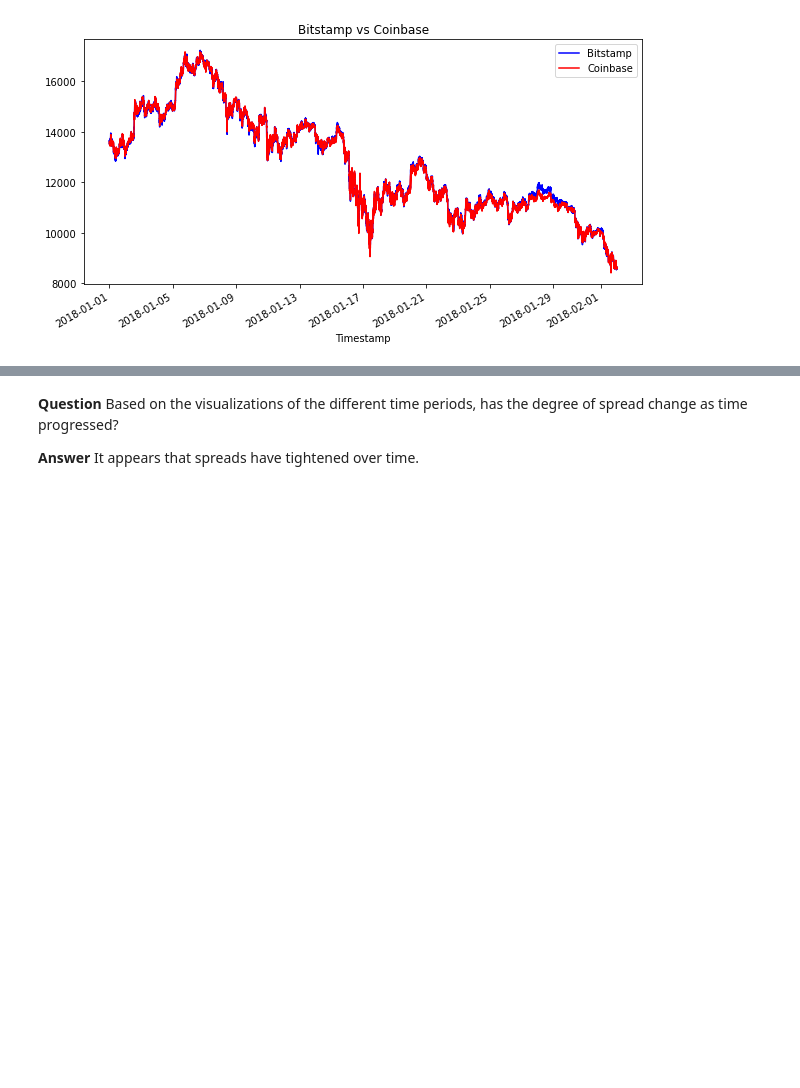
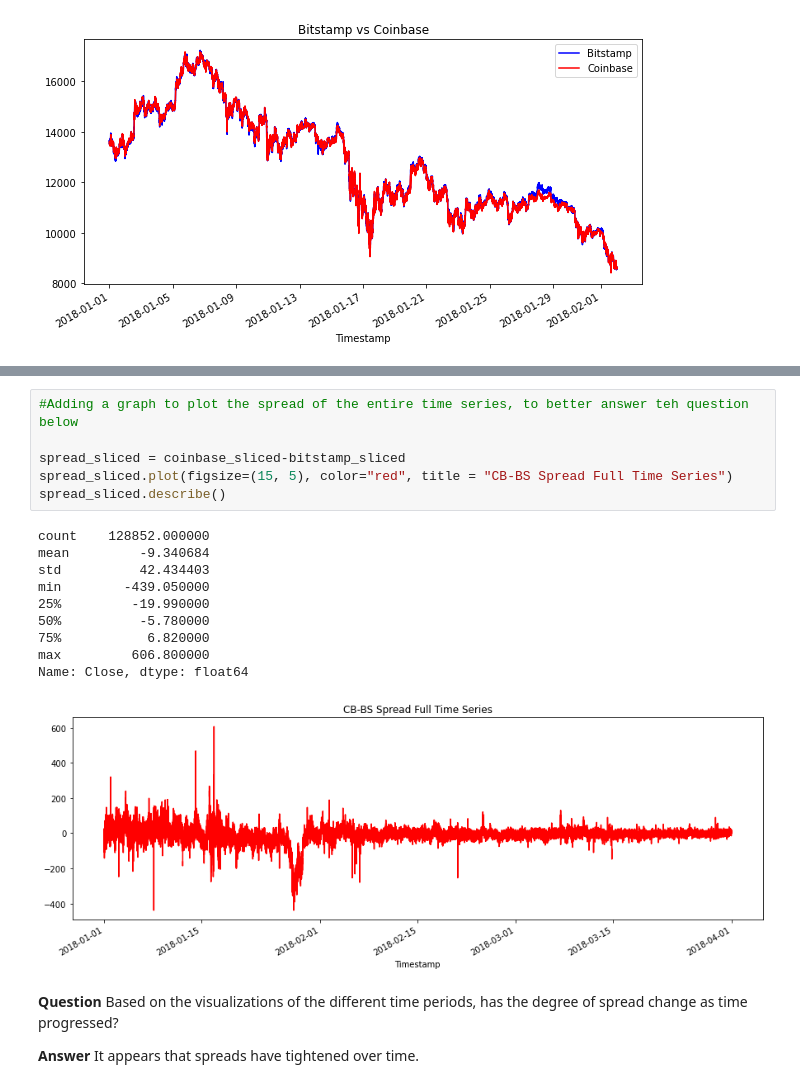
Before and after one commit to LZhou1688/challenge_three, a Jupyter notebook: crypto_arbitrage.ipynb, the cells around one changed output, grey strips where cells are left out. Cells and saved outputs as stored; diff of their text form; blank space fills up the shorter version.

```diff
--- a/crypto_arbitrage.ipynb
+++ b/crypto_arbitrage.ipynb
@@ -327,3 +327,20 @@ coinbase_sliced.loc['2018-03-01':'2018-04-01'].plot(figsize=(10, 5), color="red"
+# %%
+#Adding a graph to plot the spread of the entire time series, to better answer teh question below
+
+spread_sliced = coinbase_sliced-bitstamp_sliced
+spread_sliced.plot(figsize=(15, 5), color="red", title = "CB-BS Spread Full Time Series")
+spread_sliced.describe()
+# %% [output]
+count    128852.000000
+mean         -9.340684
+std          42.434403
+min        -439.050000
+25%         -19.990000
+50%          -5.780000
+75%           6.820000
+max         606.800000
+Name: Close, dtype: float64
+[figure, added]
 # %% [markdown]
 **Question** Based on the visualizations of the different time periods, has the degree of spread change as time progressed?
 
```
Also changed, not shown: parts of 21 cells of this notebook, 1 other file.
